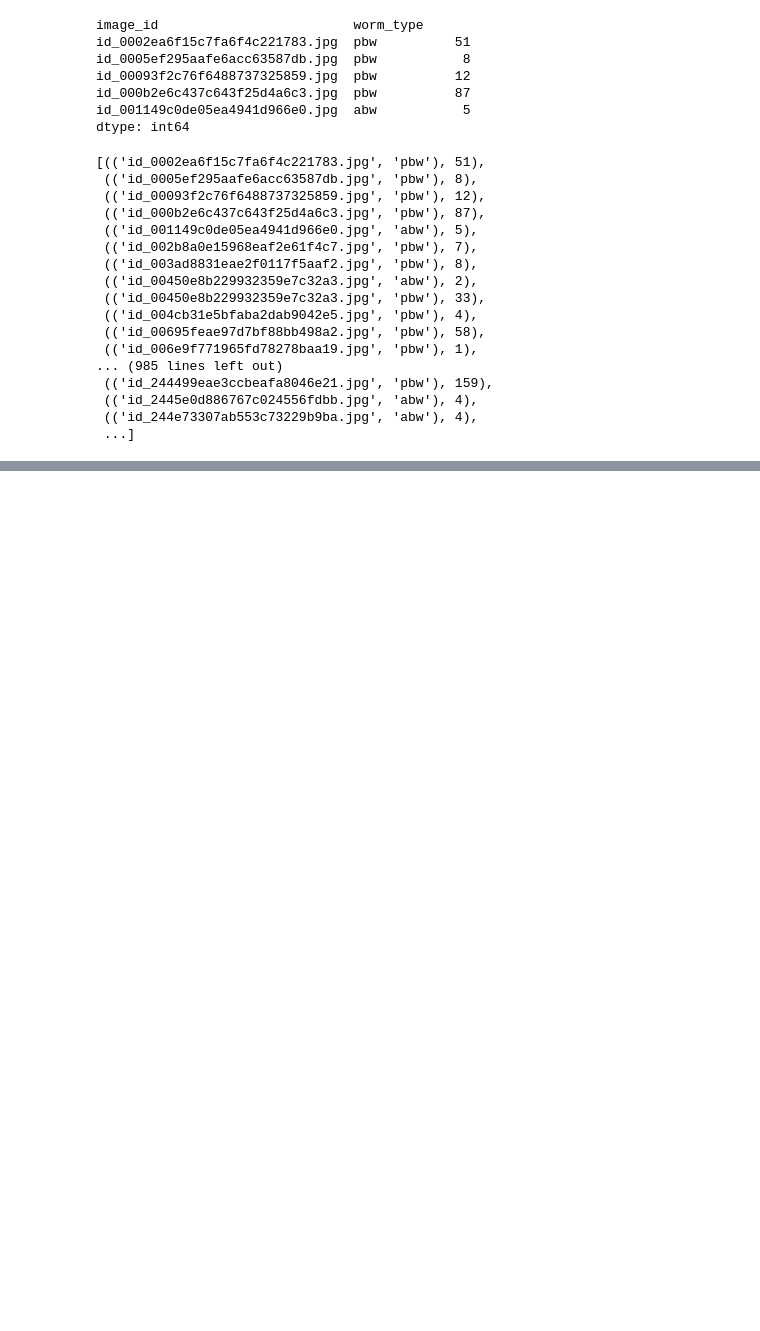
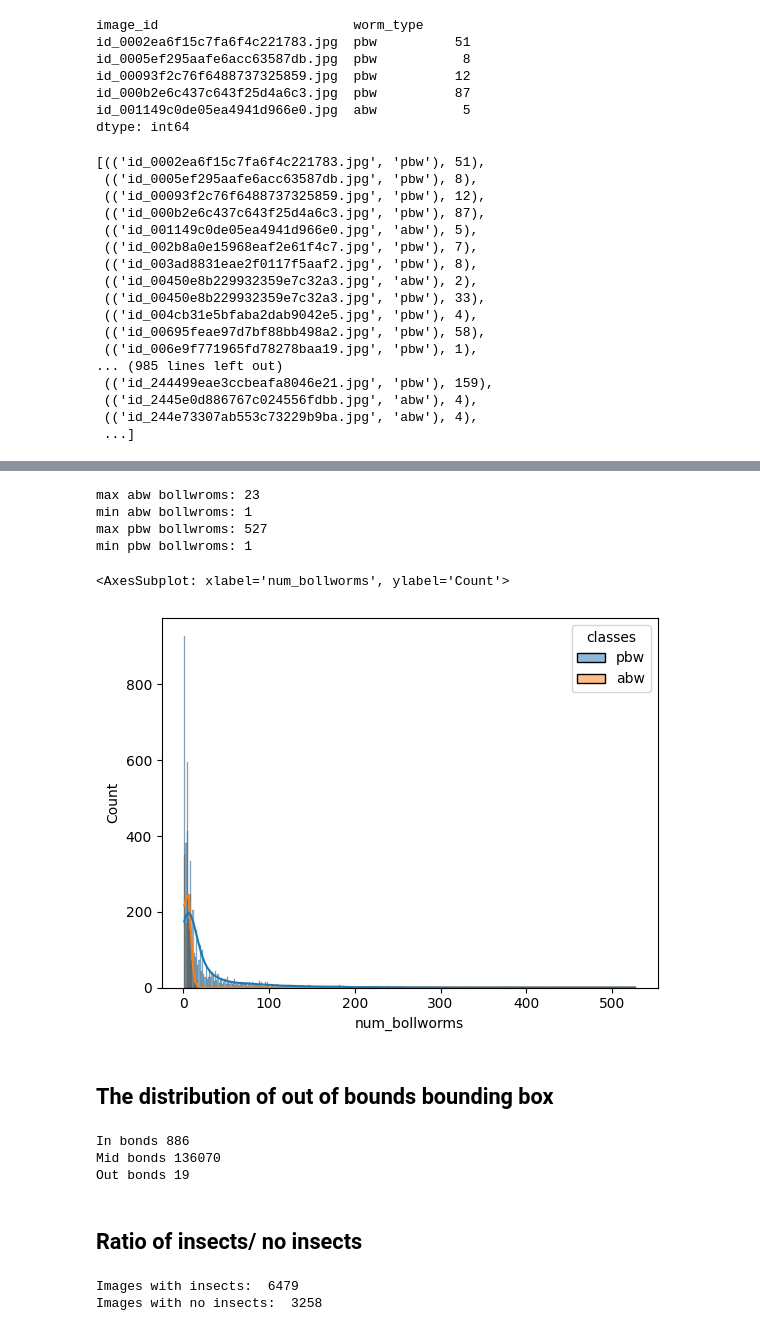
Before and after one commit to ArnolFokam/bollworm-counting-challenge, a Jupyter notebook: notebooks/dae.ipynb, the cells around one changed output, grey strips where cells are left out. Cells and saved outputs as stored; diff of their text form; code cells hidden in the pictures; blank space fills up the shorter version.

```diff
--- a/notebooks/dae.ipynb
+++ b/notebooks/dae.ipynb
@@ -132,13 +153,22 @@ dtype: int64
 # %%
-classes_per_images = [[item[0][1], item[1]] for item in list(zip(classes_images.values, classes_images.index.to_list()))]
+classes_per_images = [[item[0][1], item[1]] for item in list(zip(classes_images.index.to_list(), classes_images.values))]
 
-print("max abw bollwroms:", filter(lambda x: x[0] == "abw", classes_per_images))
-print("min abw bollwroms:", filter(lambda x: x[0] == "abw", classes_per_images))
+print("max abw bollwroms:", max([item[1] for item in filter(lambda x: x[0] == "abw", classes_per_images)]))
+print("min abw bollwroms:", min([item[1] for item in filter(lambda x: x[0] == "abw", classes_per_images)]))
 
-print("max pbw bollwroms:", filter(lambda x: x[0] == "pbw", classes_per_images))
-print("min pbw bollwroms:", filter(lambda x: x[0] == "pbw", classes_per_images))
+print("max pbw bollwroms:", max([item[1] for item in filter(lambda x: x[0] == "pbw", classes_per_images)]))
+print("min pbw bollwroms:", min([item[1] for item in filter(lambda x: x[0] == "pbw", classes_per_images)]))
 
 sns.histplot(data={
     "num_bollworms": [item[1] for item in classes_per_images],
     "classes":  [item[0] for item in classes_per_images]
     }, x="num_bollworms", hue="classes", kde=True)
+# %% [output]
+max abw bollwroms: 23
+min abw bollwroms: 1
+max pbw bollwroms: 527
+min pbw bollwroms: 1
+<AxesSubplot: xlabel='num_bollworms', ylabel='Count'>
+[figure, added]
+# %% [markdown]
+## The distribution of out of bounds bounding box
@@ -144,0 +195,16 @@ sns.histplot(data={
+# %%
+print("In bonds", len(bboxes_in_bounds))
+print("Mid bonds", len(bboxes_mid_bounds))
+print("Out bonds", len(bboxes_out_bounds))
+# %% [output]
+In bonds 886
+Mid bonds 136070
+Out bonds 19
+# %% [markdown]
+## Ratio of insects/ no insects
+# %%
+print("Images with insects: ",  len(bboxes_df[bboxes_df["worm_type"].notnull()].groupby("image_id")))
+print("Images with no insects: ",  len(bboxes_df.groupby("image_id")) - len(bboxes_df[bboxes_df["worm_type"].notnull()].groupby("image_id")))
+# %% [output]
+Images with insects:  6479
+Images with no insects:  3258
```
Also changed, not shown: parts of 3 cells of this notebook.
